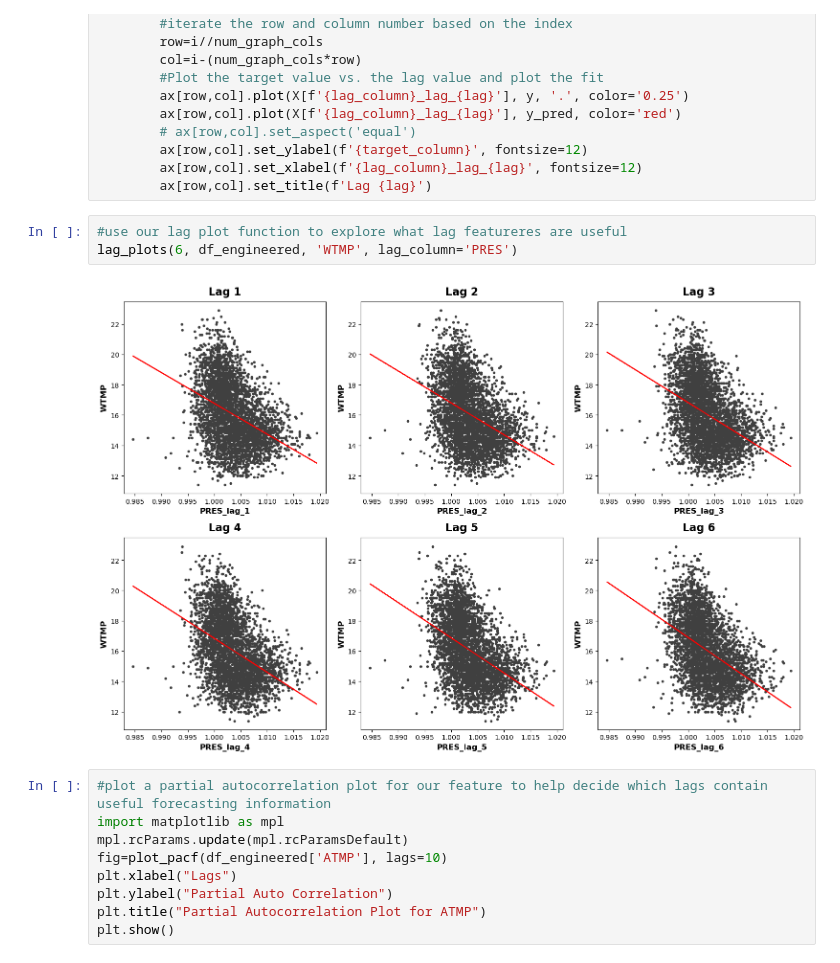
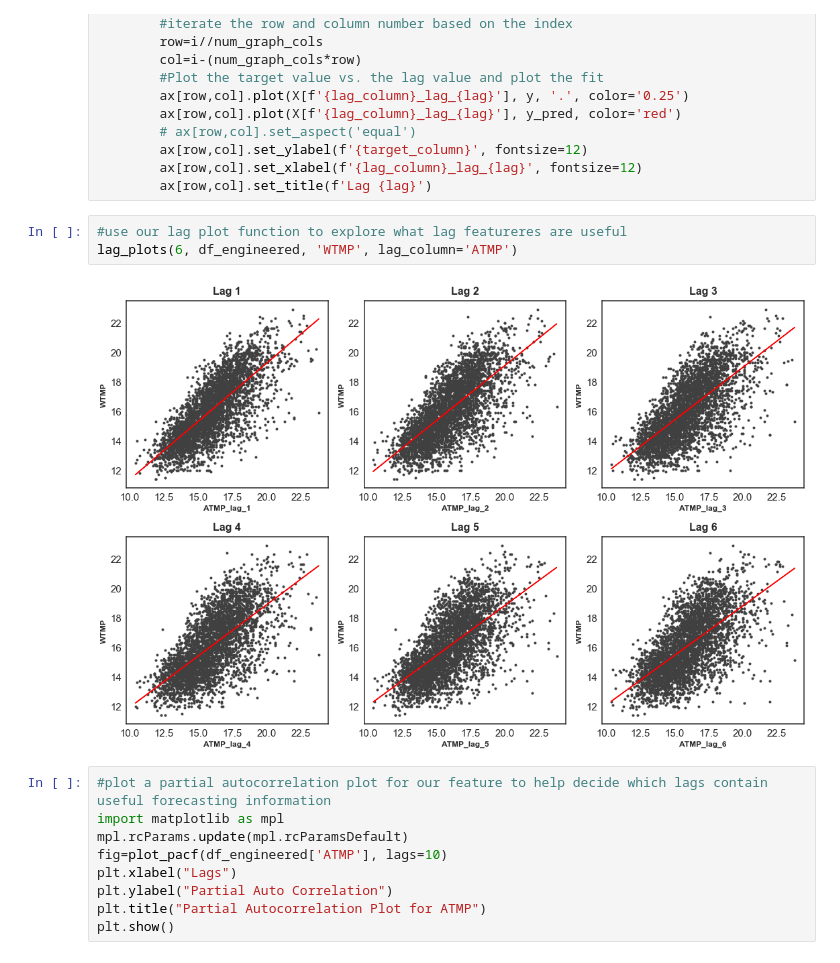
Before and after one commit to dakotarawlings/weather_timeseries_analysis, a Jupyter notebook: data_EDA.ipynb, the cells around one changed output. Cells and saved outputs as stored; diff of their text form.

Commit message:
figure updates

```diff
--- a/data_EDA.ipynb
+++ b/data_EDA.ipynb
@@ -259,9 +259,9 @@ def lag_plots(num_lags, df_in, target_column, lag_column='', num_graph_rows=2):
         ax[row,col].set_title(f'Lag {lag}')
 # %%
 #use our lag plot function to explore what lag featureres are useful
-lag_plots(6, df_engineered, 'WTMP', lag_column='PRES')
+lag_plots(6, df_engineered, 'WTMP', lag_column='ATMP')
 # %% [output]
-[figure, old version]
+[figure, new version]
 # %%
 #plot a partial autocorrelation plot for our feature to help decide which lags contain useful forecasting information
 import matplotlib as mpl
```
Also changed, not shown: parts of 1 cell of this notebook, 2 other files.
